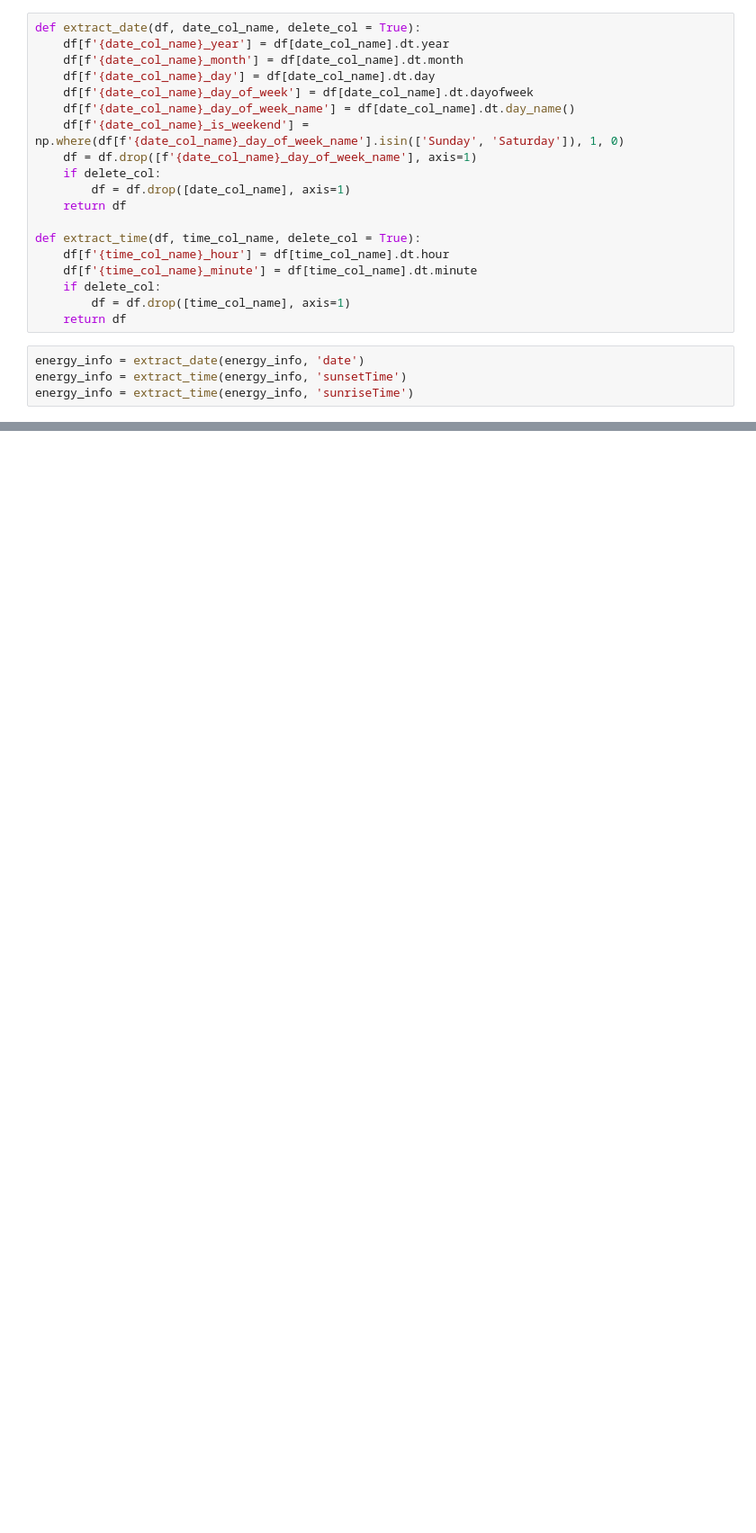
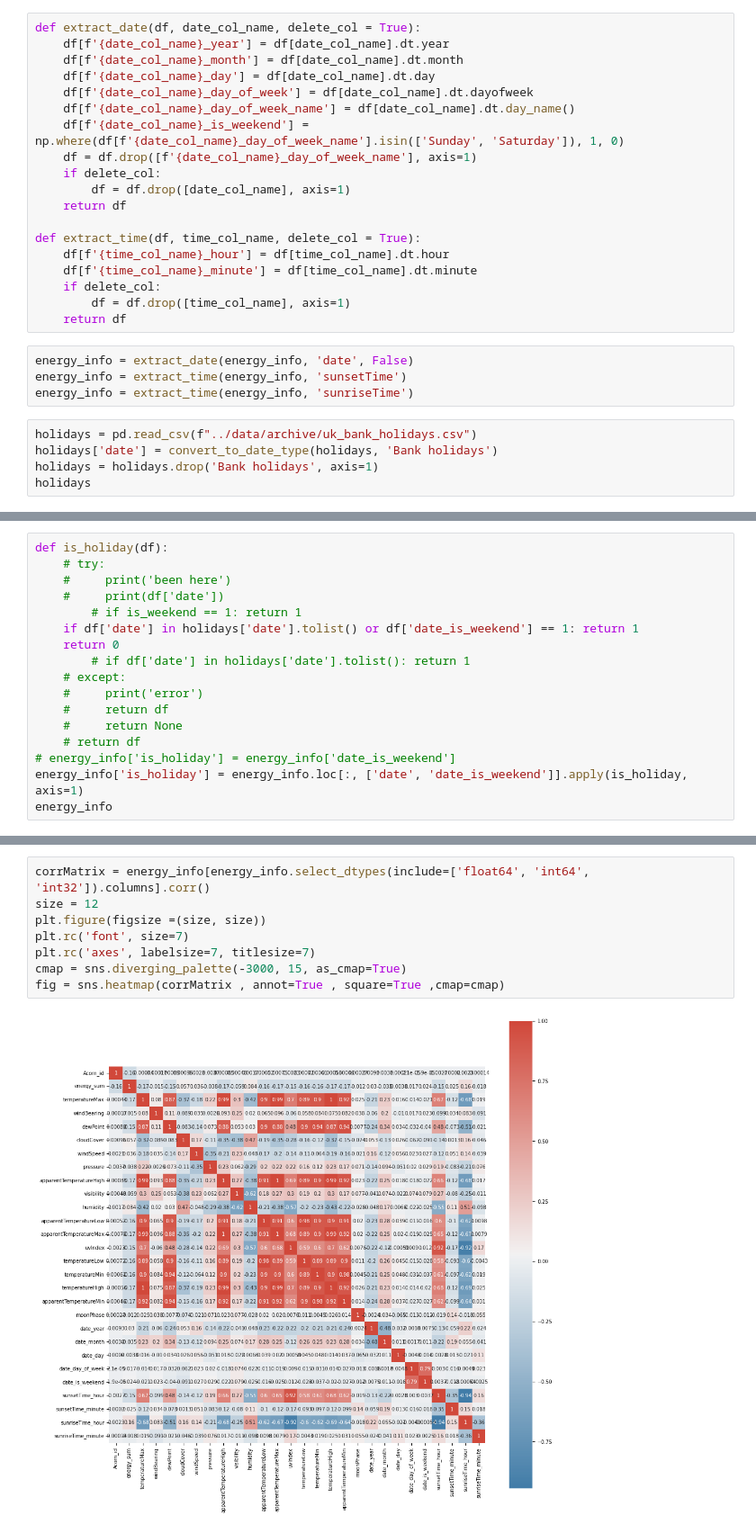
Before and after one commit to Hestia-Thesis/data_science, a Jupyter notebook: ETL.ipynb, the cells around one changed output, grey strips where cells are left out. Shown at 90% size. Drawn from its saved outputs; the diff is of its cells as text; blank space fills up the shorter version.

```diff
--- a/ETL.ipynb
+++ b/ETL.ipynb
@@ -67,6 +70,11 @@ def extract_time(df, time_col_name, delete_col = True):
         df = df.drop([time_col_name], axis=1)
     return df
 # %%
-energy_info = extract_date(energy_info, 'date')
+energy_info = extract_date(energy_info, 'date', False)
 energy_info = extract_time(energy_info, 'sunsetTime')
 energy_info = extract_time(energy_info, 'sunriseTime')
+# %%
+holidays = pd.read_csv(f"../data/archive/uk_bank_holidays.csv")
+holidays['date'] = convert_to_date_type(holidays, 'Bank holidays')
+holidays = holidays.drop('Bank holidays', axis=1)
+holidays
@@ -72,0 +103,17 @@ energy_info = extract_time(energy_info, 'sunriseTime')
+# %%
+def is_holiday(df):
+    # try:
+    #     print('been here')
+    #     print(df['date'])
+        # if is_weekend == 1: return 1
+    if df['date'] in holidays['date'].tolist() or df['date_is_weekend'] == 1: return 1
+    return 0
+        # if df['date'] in holidays['date'].tolist(): return 1
+    # except:
+    #     print('error')
+    #     return df
+    #     return None
+    # return df
+# energy_info['is_holiday'] = energy_info['date_is_weekend']
+energy_info['is_holiday'] = energy_info.loc[:, ['date', 'date_is_weekend']].apply(is_holiday, axis=1)
+energy_info
@@ -88,0 +186,10 @@ energy_info
+# %%
+corrMatrix = energy_info[energy_info.select_dtypes(include=['float64', 'int64', 'int32']).columns].corr()
+size = 12
+plt.figure(figsize =(size, size))
+plt.rc('font', size=7)
+plt.rc('axes', labelsize=7, titlesize=7)
+cmap = sns.diverging_palette(-3000, 15, as_cmap=True)
+fig = sns.heatmap(corrMatrix , annot=True , square=True ,cmap=cmap)
+# %% [output]
+[figure, added]
```
Also changed, not shown: parts of 13 cells of this notebook.
